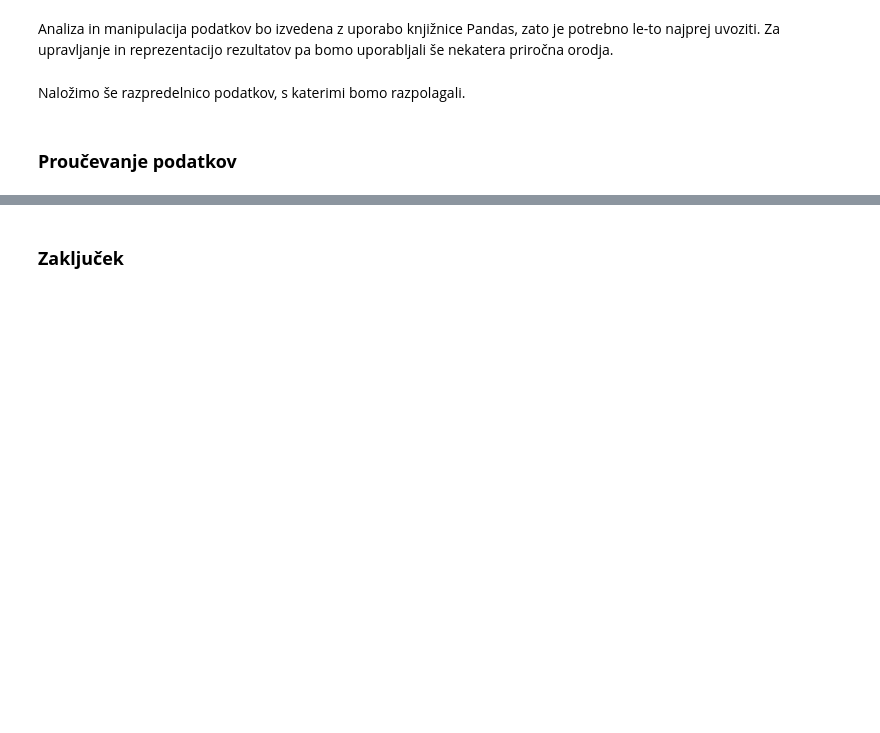
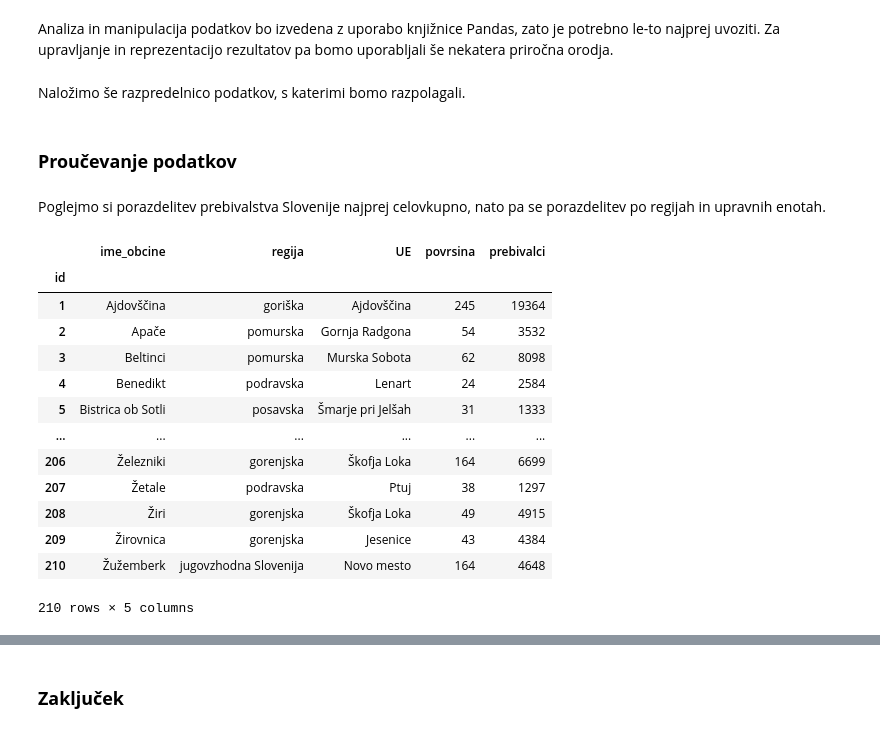
Before and after one commit to matejgorjup/PROG1-analiza-podatkov, a Jupyter notebook: obcine.ipynb, the cells around one changed output, grey strips where cells are left out. Saved outputs shown, nothing was run; the diff lists cells and outputs as text; code cells hidden in the pictures; blank space fills up the shorter version.

```diff
--- a/obcine.ipynb
+++ b/obcine.ipynb
@@ -30,3 +30,22 @@ Naložimo še razpredelnico podatkov, s katerimi bomo razpolagali.
 obcine = pd.read_csv('obcine.csv', index_col='id')
 # %% [markdown]
 ### **Proučevanje podatkov**
+# %% [markdown]
+Poglejmo si porazdelitev prebivalstva Slovenije najprej celovkupno, nato pa se porazdelitev po regijah in upravnih enotah.
+# %%
+obcine[['ime_obcine', 'regija', 'UE', 'povrsina', 'prebivalci']]
+# %% [output]
+|  | ime_obcine | regija | UE | povrsina | prebivalci |
+| id |  |  |  |  |  |
+| 1 | Ajdovščina | goriška | Ajdovščina | 245 | 19364 |
+| 2 | Apače | pomurska | Gornja Radgona | 54 | 3532 |
+| 3 | Beltinci | pomurska | Murska Sobota | 62 | 8098 |
+| 4 | Benedikt | podravska | Lenart | 24 | 2584 |
+| 5 | Bistrica ob Sotli | posavska | Šmarje pri Jelšah | 31 | 1333 |
+| ... | ... | ... | ... | ... | ... |
+| 206 | Železniki | gorenjska | Škofja Loka | 164 | 6699 |
+| 207 | Žetale | podravska | Ptuj | 38 | 1297 |
+| 208 | Žiri | gorenjska | Škofja Loka | 49 | 4915 |
+| 209 | Žirovnica | gorenjska | Jesenice | 43 | 4384 |
+| 210 | Žužemberk | jugovzhodna Slovenija | Novo mesto | 164 | 4648 |
+210 rows × 5 columns
```
Also changed, not shown: parts of 7 cells of this notebook.
